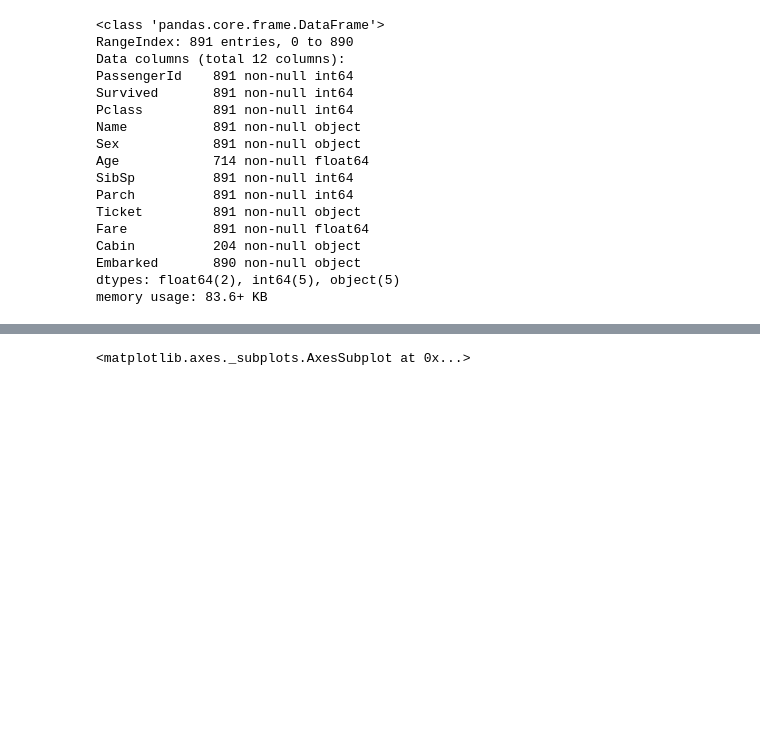
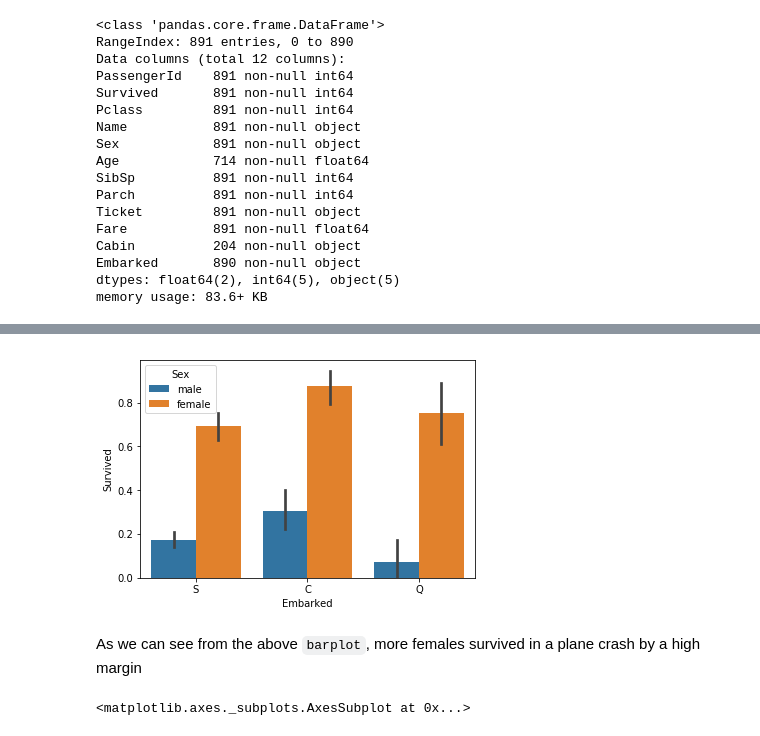
Before and after one commit to chronarchitect/KNX-Project, a Jupyter notebook: KNX Project.ipynb, the cells around one changed output, grey strips where cells are left out. Drawn from its saved outputs; the diff is of its cells as text; code cells hidden in the pictures; blank space fills up the shorter version.

```diff
--- a/KNX Project.ipynb
+++ b/KNX Project.ipynb
@@ -36 +82,7 @@ memory usage: 83.6+ KB
+# %%
+sns.barplot(x="Embarked", y="Survived", hue="Sex", data=dataset);
+# %% [output]
+[figure, added]
+# %% [markdown]
+As we can see from the above `barplot`, more females survived in a plane crash by a high margin
 # %%
```
Also changed, not shown: parts of 62 cells of this notebook.
